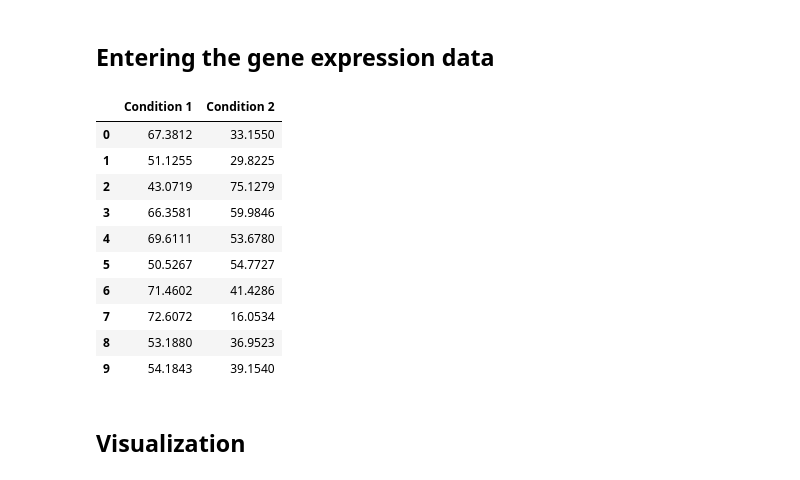
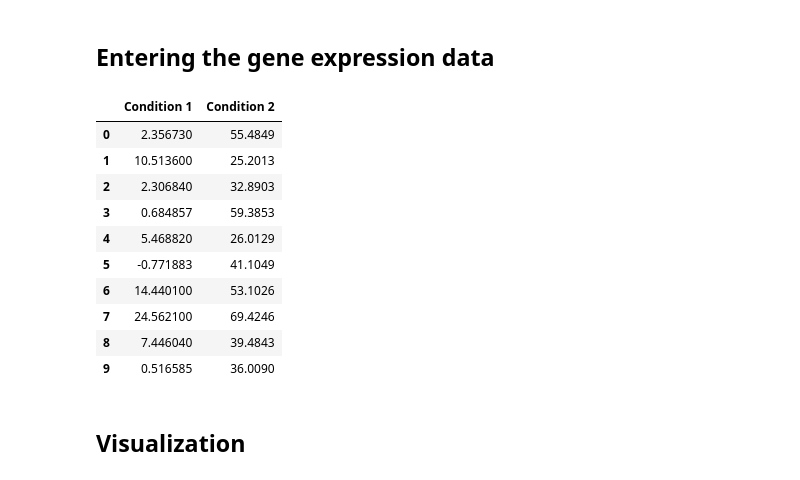
Before and after one commit to aryamaansaha/Biostatistics, a Jupyter notebook: Python/Assignment 2/assignment2.ipynb, the cells around one changed output. Saved outputs shown, nothing was run; the diff lists cells and outputs as text; code cells hidden in the pictures.

```diff
--- a/Python/Assignment 2/assignment2.ipynb
+++ b/Python/Assignment 2/assignment2.ipynb
@@ -3,25 +3,25 @@
 # %%
 import pandas as pd
 xls = 'data.xlsx'
 df1 = pd.read_excel(xls, 'Gene1')
 df2 = pd.read_excel(xls, 'Gene2')
 df3 = pd.read_excel(xls, 'Gene3')
 df4 = pd.read_excel(xls, 'Gene4')
 df5 = pd.read_excel(xls, 'Gene5')
 
-df5
+df1
 # %% [output]
 |  | Condition 1 | Condition 2 |
-| 0 | 67.3812 | 33.1550 |
-| 1 | 51.1255 | 29.8225 |
-| 2 | 43.0719 | 75.1279 |
-| 3 | 66.3581 | 59.9846 |
-| 4 | 69.6111 | 53.6780 |
-| 5 | 50.5267 | 54.7727 |
-| 6 | 71.4602 | 41.4286 |
-| 7 | 72.6072 | 16.0534 |
-| 8 | 53.1880 | 36.9523 |
-| 9 | 54.1843 | 39.1540 |
+| 0 | 2.356730 | 55.4849 |
+| 1 | 10.513600 | 25.2013 |
+| 2 | 2.306840 | 32.8903 |
+| 3 | 0.684857 | 59.3853 |
+| 4 | 5.468820 | 26.0129 |
+| 5 | -0.771883 | 41.1049 |
+| 6 | 14.440100 | 53.1026 |
+| 7 | 24.562100 | 69.4246 |
+| 8 | 7.446040 | 39.4843 |
+| 9 | 0.516585 | 36.0090 |
 # %% [markdown]
 ## Visualization
 # %%
```
Also changed, not shown: 5 other files.
